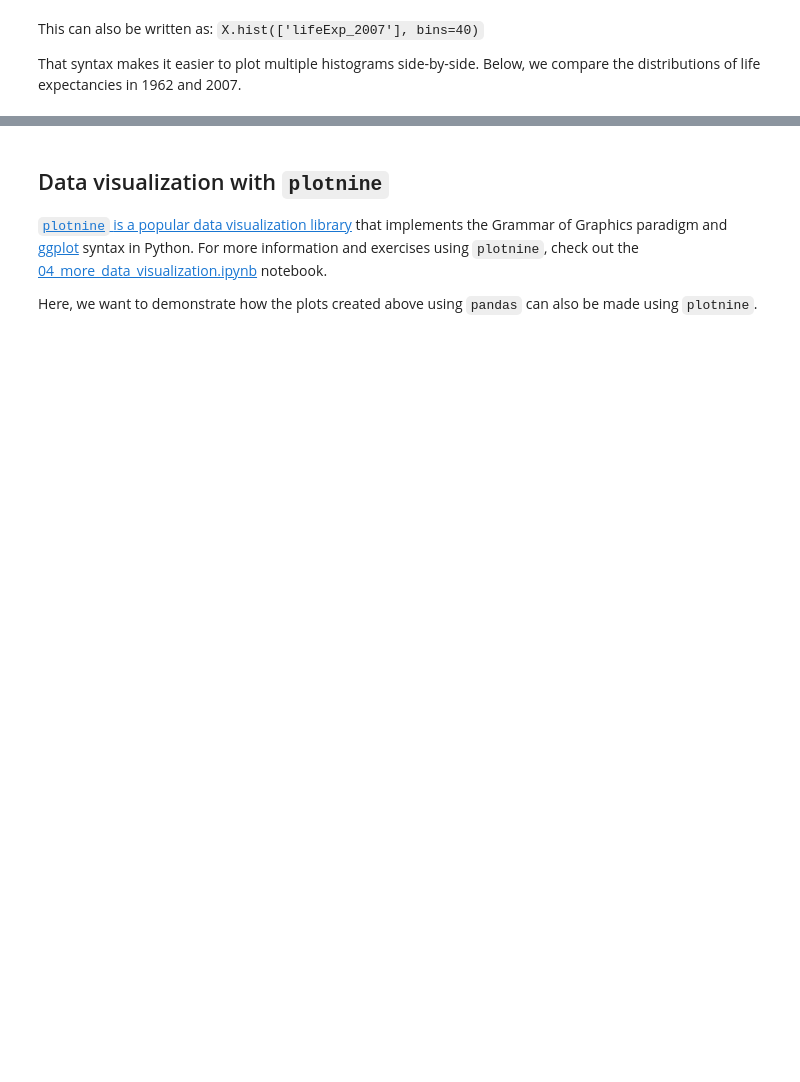
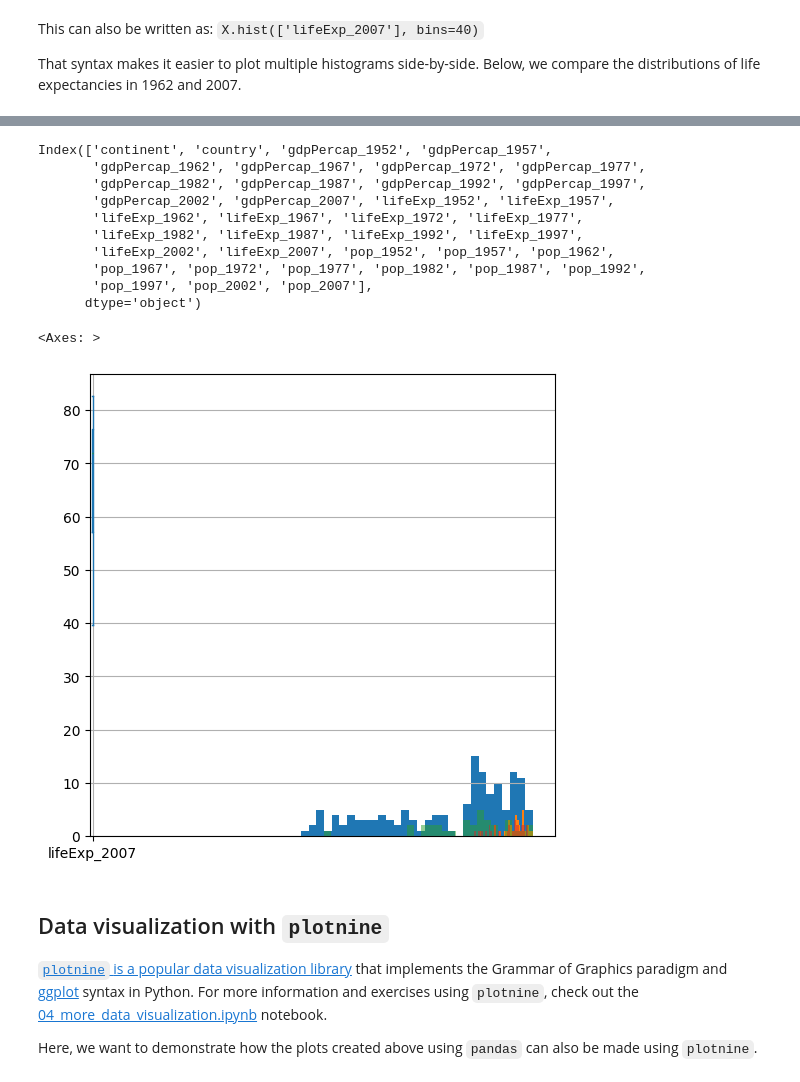
Before and after one commit to Venista/python-for-ai, a Jupyter notebook: 02_data_analysis_pandas.ipynb, the cells around one changed output, grey strips where cells are left out. Saved outputs shown, nothing was run; the diff lists cells and outputs as text; code cells hidden in the pictures; blank space fills up the shorter version.

```diff
--- a/02_data_analysis_pandas.ipynb
+++ b/02_data_analysis_pandas.ipynb
@@ -569,6 +692,26 @@ X.plot.box(column='lifeExp_2007', by='continent')
 > Practice with the `hist` and `box` functions by exploring different columns in our DateFrame. Experiment with data filtering methods to refine your figures further. **Hint:** We can see all available columns with `print(X.columns)`.
 # %%
 ### Experiment with code!
+print(X.columns)
+X['lifeExp_2007'].hist(bins=30, grid=False, figsize=(6,4))
+X['lifeExp_2007'].plot.box(figsize=(6,6))
+filtered = X[X['gdpPercap_2007'] > 20000]
+filtered['lifeExp_2007'].hist(bins=30, grid=False)
+X[X['continent']=='Asia']['lifeExp_2007'].hist(alpha=0.5, bins=30)
+X[X['continent']=='Europe']['lifeExp_2007'].hist(alpha=0.5, bins=30)
+# %% [output]
+Index(['continent', 'country', 'gdpPercap_1952', 'gdpPercap_1957',
+       'gdpPercap_1962', 'gdpPercap_1967', 'gdpPercap_1972', 'gdpPercap_1977',
+       'gdpPercap_1982', 'gdpPercap_1987', 'gdpPercap_1992', 'gdpPercap_1997',
+       'gdpPercap_2002', 'gdpPercap_2007', 'lifeExp_1952', 'lifeExp_1957',
+       'lifeExp_1962', 'lifeExp_1967', 'lifeExp_1972', 'lifeExp_1977',
+       'lifeExp_1982', 'lifeExp_1987', 'lifeExp_1992', 'lifeExp_1997',
+       'lifeExp_2002', 'lifeExp_2007', 'pop_1952', 'pop_1957', 'pop_1962',
+       'pop_1967', 'pop_1972', 'pop_1977', 'pop_1982', 'pop_1987', 'pop_1992',
+       'pop_1997', 'pop_2002', 'pop_2007'],
+      dtype='object')
+<Axes: >
+[figure, added]
 # %% [markdown]
 ## Data visualization with `plotnine`
 
```
Also changed, not shown: parts of 21 cells of this notebook.
